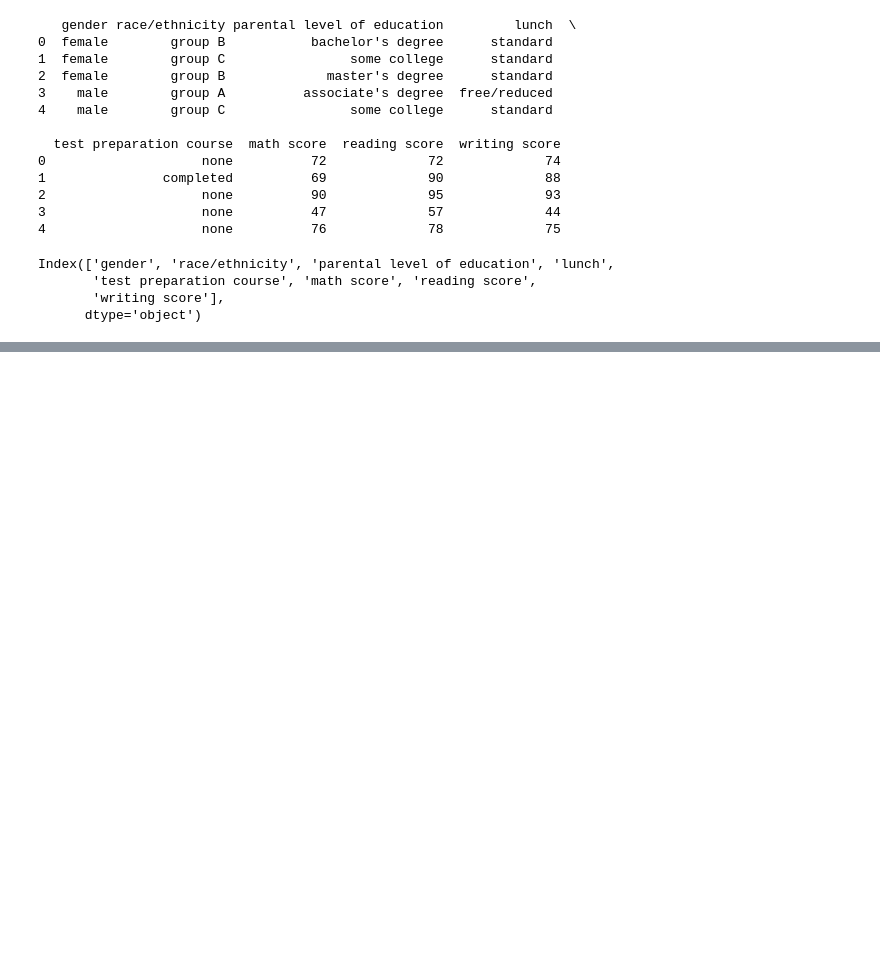
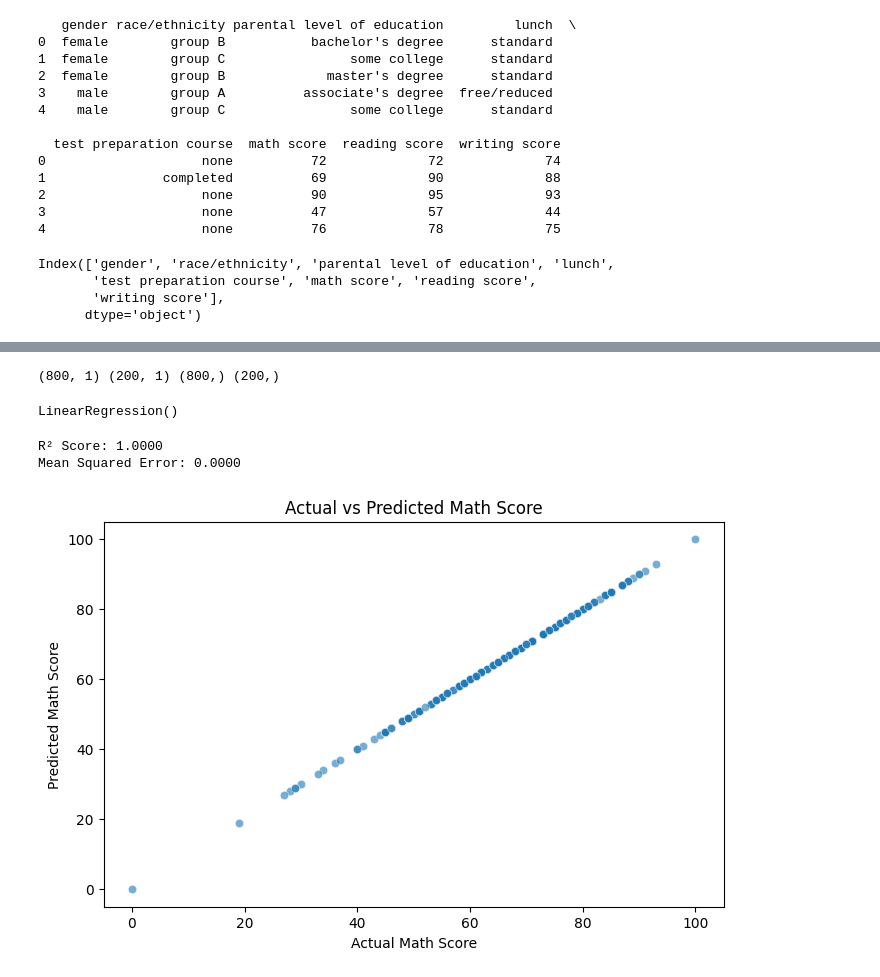
Before and after one commit to JavaSiro/supervised.ml, a Jupyter notebook: supervised.ipynb, the cells around one changed output, grey strips where cells are left out. Saved outputs shown, nothing was run; the diff lists cells and outputs as text; code cells hidden in the pictures; blank space fills up the shorter version.

```diff
--- a/supervised.ipynb
+++ b/supervised.ipynb
@@ -104,0 +123,9 @@ y = df['math score']
+# %%
+from sklearn.model_selection import train_test_split
+
+X_train, X_test, y_train, y_test = train_test_split(X, y, test_size=0.2, random_state=42)
+
+# Check the shapes after splitting
+print(X_train.shape, X_test.shape, y_train.shape, y_test.shape)
+# %% [output]
+(800, 1) (200, 1) (800,) (200,)
@@ -104,0 +134,9 @@ y = df['math score']
+# %%
+# Train the model
+model = LinearRegression()
+model.fit(X_train, y_train)
+# %% [output]
+LinearRegression()
+# %%
+# Make predictions
+y_pred = model.predict(X_test)
@@ -104,0 +145,19 @@ y = df['math score']
+# %%
+# Evaluate the model
+r2 = r2_score(y_test, y_pred)
+mse = mean_squared_error(y_test, y_pred)
+print(f"R² Score: {r2:.4f}")
+print(f"Mean Squared Error: {mse:.4f}")
+# %% [output]
+R² Score: 1.0000
+Mean Squared Error: 0.0000
+# %%
+# Plot actual vs predicted values
+plt.figure(figsize=(8,5))
+sns.scatterplot(x=y_test, y=y_pred, alpha=0.6)
+plt.xlabel("Actual Math Score")
+plt.ylabel("Predicted Math Score")
+plt.title("Actual vs Predicted Math Score")
+plt.show()
+# %% [output]
+[figure, added]
```
Also changed, not shown: parts of 13 cells of this notebook.
